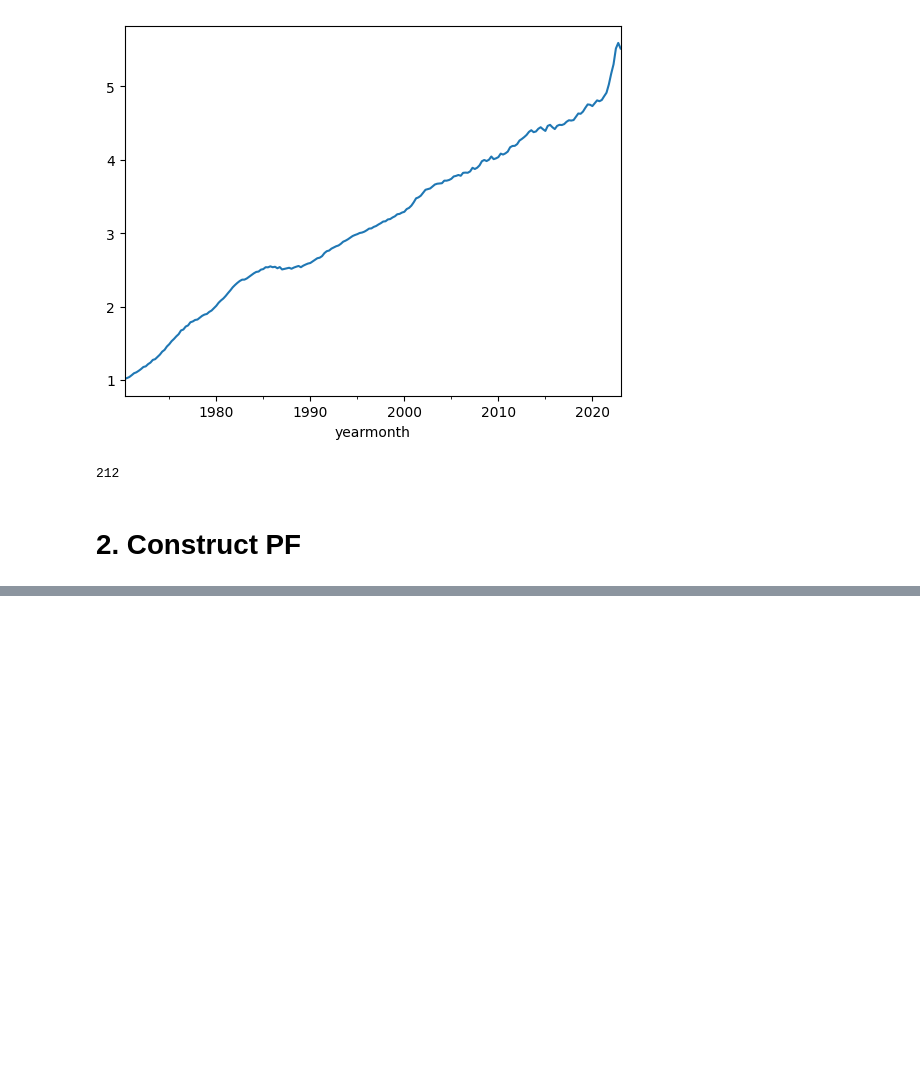
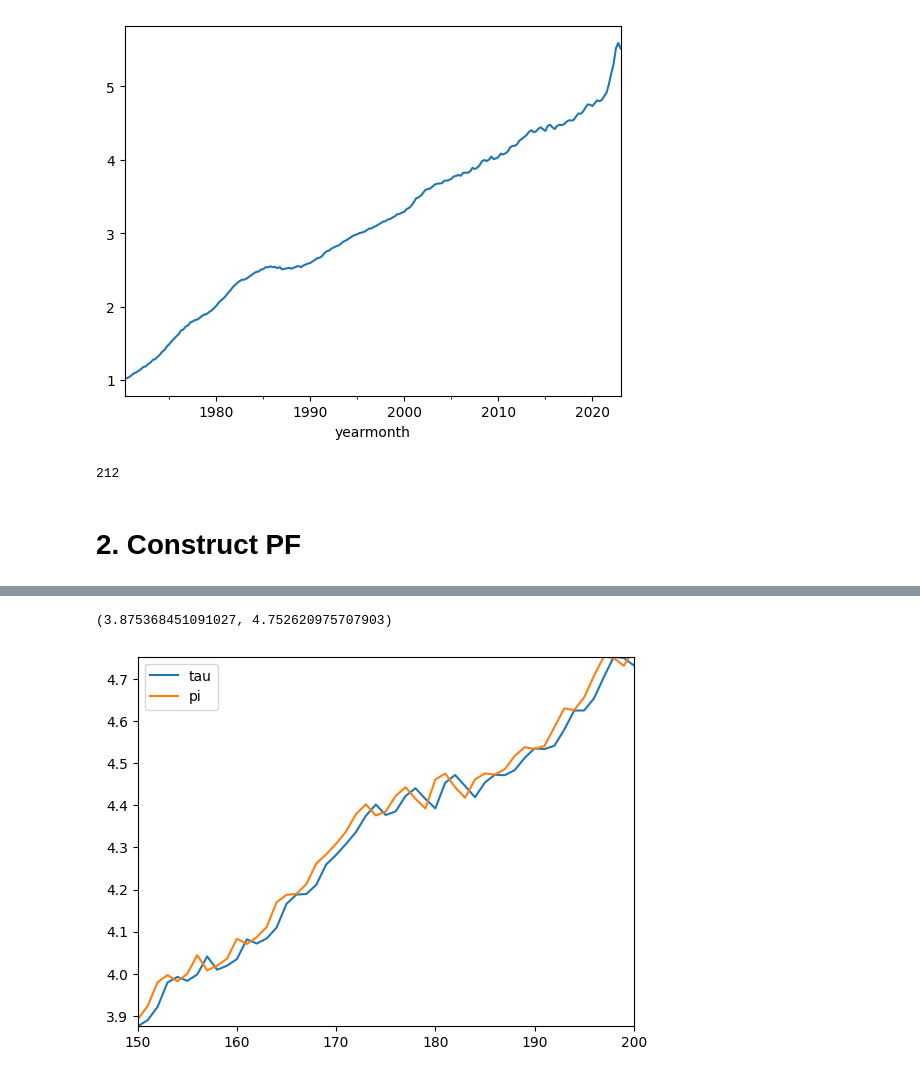
Before and after one commit to mvanaltvorst/seminar, a Jupyter notebook: notebooks/explore/ucsv_particle_filter.ipynb, the cells around one changed output, grey strips where cells are left out. Saved outputs shown, nothing was run; the diff lists cells and outputs as text; code cells hidden in the pictures; blank space fills up the shorter version.

```diff
--- a/notebooks/explore/ucsv_particle_filter.ipynb
+++ b/notebooks/explore/ucsv_particle_filter.ipynb
@@ -56,0 +203,11 @@ class UCSVPF:
+# %%
+import pandas as pd
+import matplotlib.pyplot as plt
+pd.DataFrame(model.EX).iloc[:, 0].plot(label = "tau")
+country_df["pi"].reset_index(drop = True).plot(label = "pi")
+plt.legend()
+plt.xlim(150, 200)
+plt.ylim(model.EX[150:200, 0].min(), model.EX[150:200, 0].max())
+# %% [output]
+(3.875368451091027, 4.752620975707903)
+[figure, added]
```
Also changed, not shown: parts of 10 cells of this notebook.
